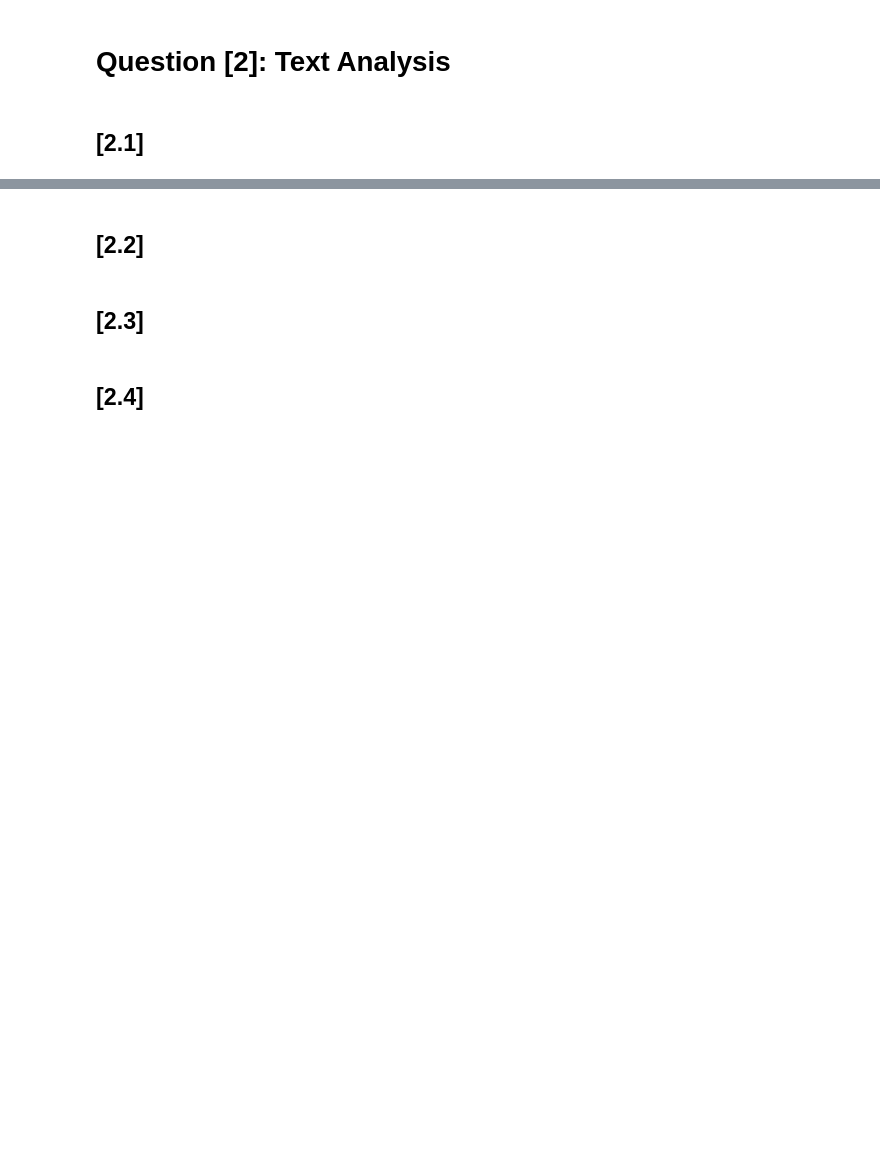
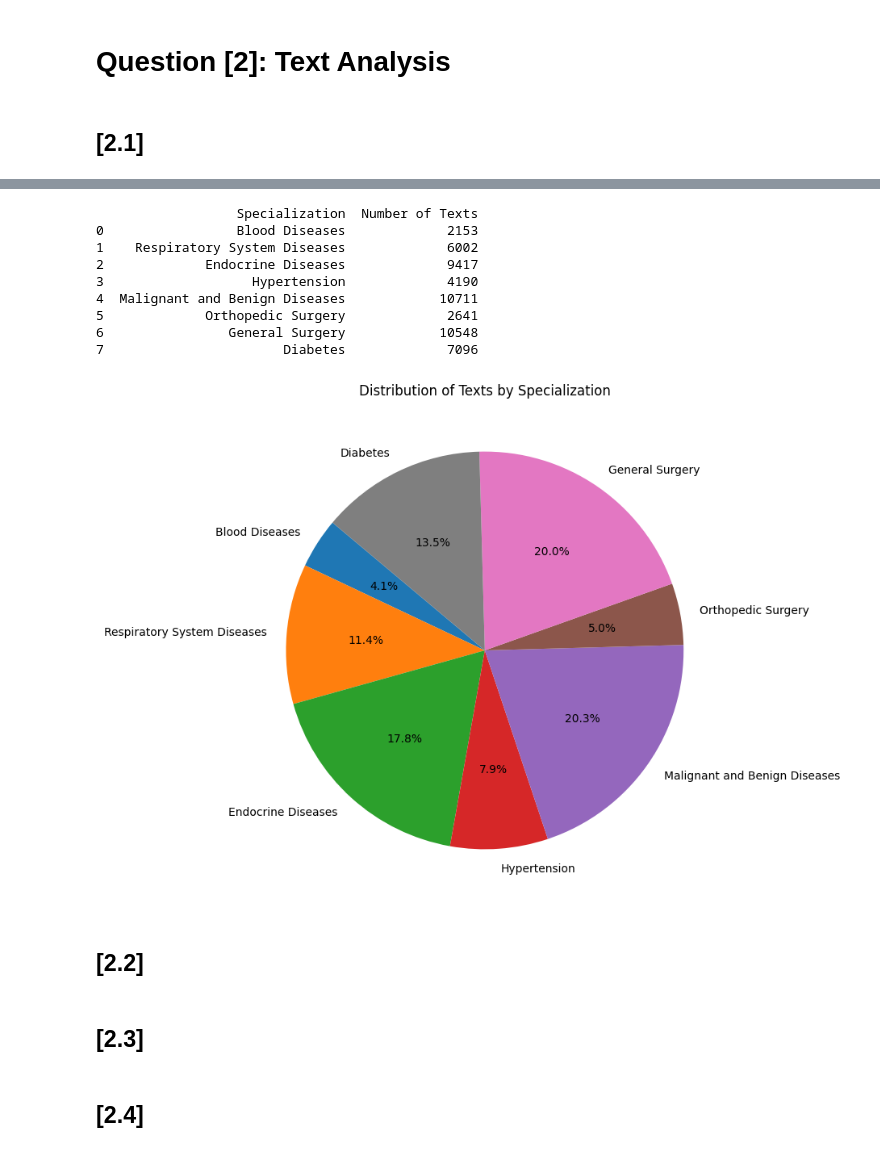
Before and after one commit to abdhashas/nlp_homework, a Jupyter notebook: NLP_HOMEWORK_1_BY_[your_name].ipynb, the cells around one changed output, grey strips where cells are left out. Drawn from its saved outputs; the diff is of its cells as text; code cells hidden in the pictures; blank space fills up the shorter version.

```diff
--- a/NLP_HOMEWORK_1_BY_[your_name].ipynb
+++ b/NLP_HOMEWORK_1_BY_[your_name].ipynb
@@ -120,3 +224,53 @@ validation_data['label']=Unification_name_of_diseases(validation_data['label'])
+# %%
+# Drawing pie chart:
+# ملاحظة بالعربي طلع الخط مفشكل ف تمت الكتابة بالانكليزي
+
+
+
+# data = {
+#     'الاختصاص': ['أمراض الدم', 'أمراض الجهاز التنفسي', 'أمراض الغدد الصماء','أمراض ارتفاع ضغط الدم','الأمراض الخبيثة والحميدة','جراحةالعظام','الجراحة العامة','مرض السكري'],
+#     'عدد النصوص': [2153, 6002, 9417,4190,10711,2641,10548,7096]
+# }
+
+# data
+
+
+# df = pd.DataFrame(data)
+
+# print(df)
+
+# plt.figure(figsize=(8, 8))
+# plt.pie(df['عدد النصوص'], labels=df['الاختصاص'], autopct='%1.1f%%', startangle=140)
+# plt.title('توزيع النصوص حسب الاختصاص')
+# plt.show()
+
+import pandas as pd
+import matplotlib.pyplot as plt
+
+data = {
+    'Specialization': ['Blood Diseases', 'Respiratory System Diseases', 'Endocrine Diseases', 'Hypertension', 'Malignant and Benign Diseases', 'Orthopedic Surgery', 'General Surgery', 'Diabetes'],
+    'Number of Texts': [2153, 6002, 9417, 4190, 10711, 2641, 10548, 7096]
+}
+
+df = pd.DataFrame(data)
+
+print(df)
+
+plt.figure(figsize=(8, 8))
+plt.pie(df['Number of Texts'], labels=df['Specialization'], autopct='%1.1f%%', startangle=140)
+plt.title('Distribution of Texts by Specialization')
+plt.show()
+# %% [output]
+                  Specialization  Number of Texts
+0                 Blood Diseases             2153
+1    Respiratory System Diseases             6002
+2             Endocrine Diseases             9417
+3                   Hypertension             4190
+4  Malignant and Benign Diseases            10711
+5             Orthopedic Surgery             2641
+6                General Surgery            10548
+7                       Diabetes             7096
+[figure, added]
 # %% [markdown]
 ## [2.2]
 # %% [markdown]
```
Also changed, not shown: parts of 6 cells of this notebook.
